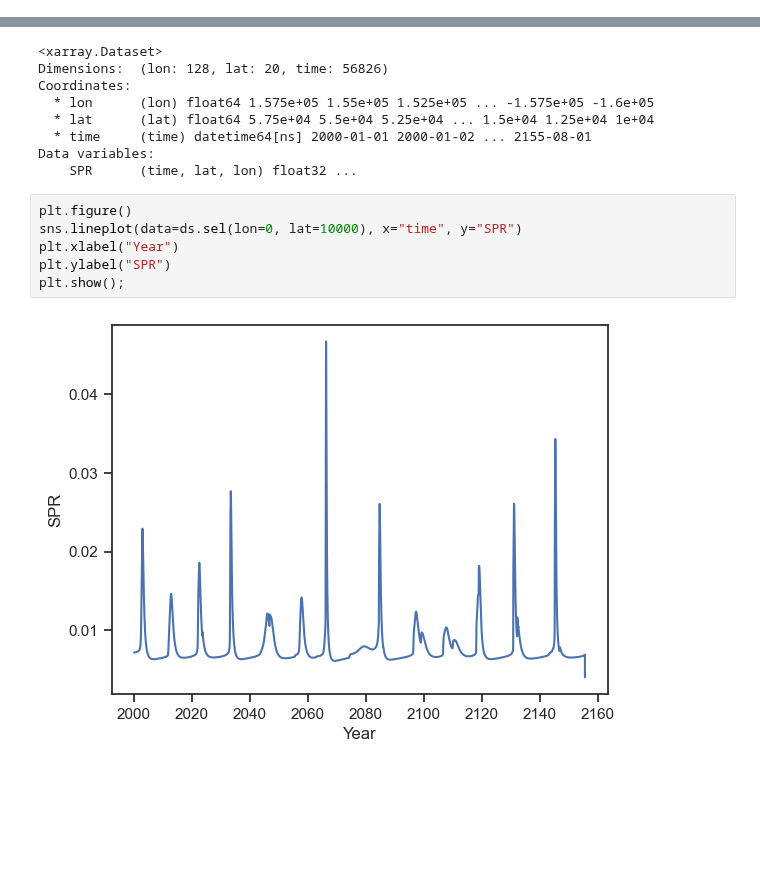
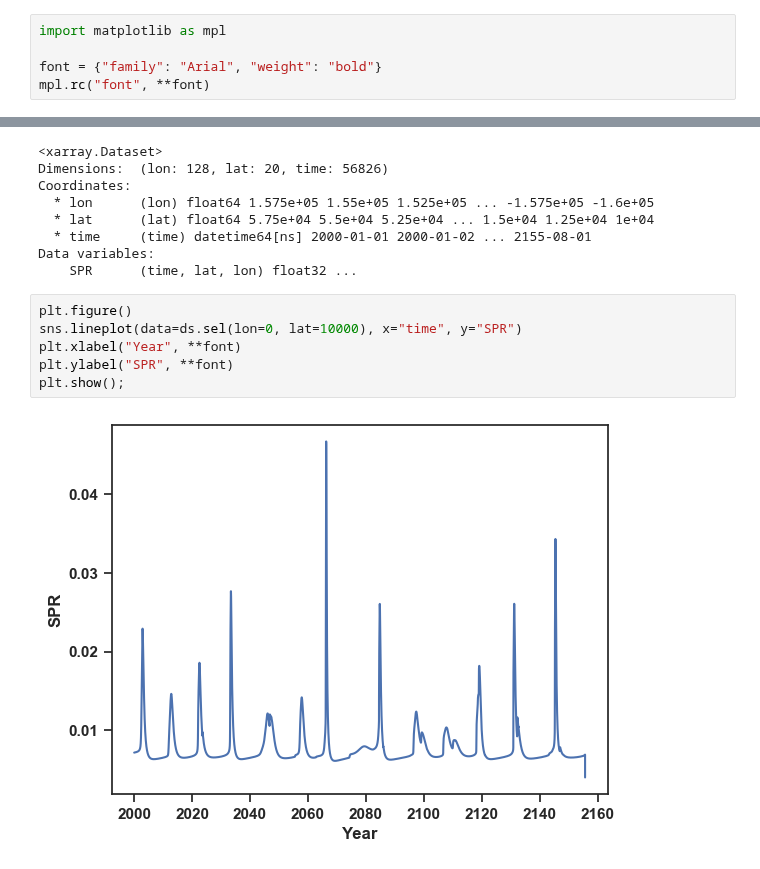
Before and after one commit to ai4er-cdt/earthquake-predictability, a Jupyter notebook: notebooks/PN1SY - DataViz DalZillio.ipynb, the cells around one changed output, grey strips where cells are left out. Drawn from its saved outputs; the diff is of its cells as text; blank space fills up the shorter version.

```diff
--- a/notebooks/PN1SY - DataViz DalZillio.ipynb
+++ b/notebooks/PN1SY - DataViz DalZillio.ipynb
@@ -5,6 +5,11 @@ import seaborn as sns
 import xarray as xr
 
 sns.set_theme(style="ticks")
+# %%
+import matplotlib as mpl
+
+font = {"family": "Arial", "weight": "bold"}
+mpl.rc("font", **font)
 # %%
 GTC_DATA_DIR = "/gws/nopw/j04/ai4er/users/pn341/earthquake-predictability/data/gtc_quakes_data"
 LABQUAKES_DATA_DIR = f"{GTC_DATA_DIR}/synquakes"
@@ -27,8 +32,8 @@ Data variables:
 # %%
 plt.figure()
 sns.lineplot(data=ds.sel(lon=0, lat=10000), x="time", y="SPR")
-plt.xlabel("Year")
-plt.ylabel("SPR")
+plt.xlabel("Year", **font)
+plt.ylabel("SPR", **font)
 plt.show();
 # %% [output]
-[figure, old version]
+[figure, new version]
```
Also changed, not shown: 3 other files.
